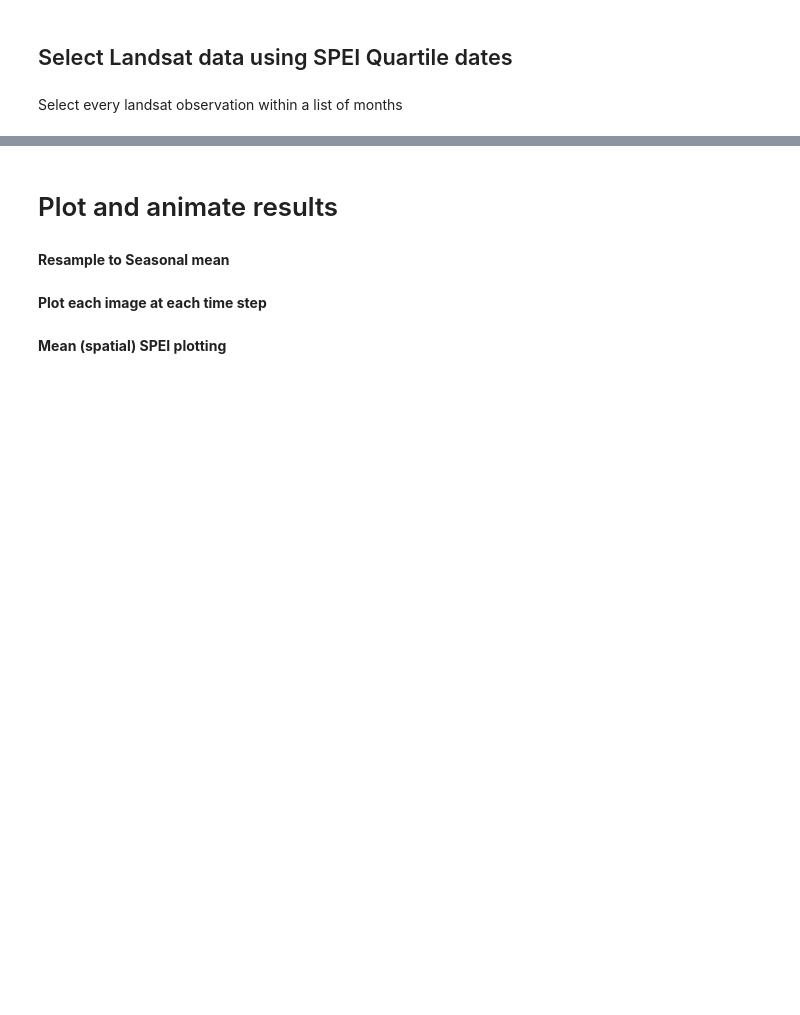
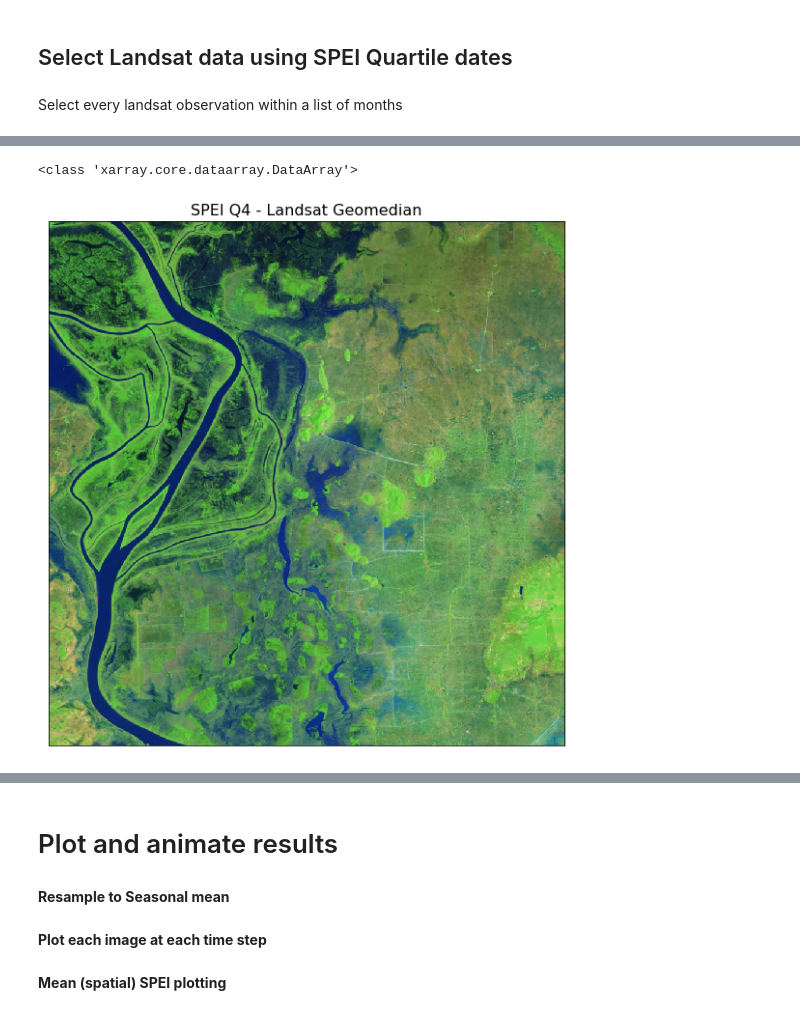
Before and after one commit to s-m-t-c/cambodia_cube, a Jupyter notebook: SPEI - Cambodia.ipynb, the cells around one changed output, grey strips where cells are left out. Drawn from its saved outputs; the diff is of its cells as text; code cells hidden in the pictures; blank space fills up the shorter version.

```diff
--- a/SPEI - Cambodia.ipynb
+++ b/SPEI - Cambodia.ipynb
@@ -1290,8 +1195,8 @@ for index, ds in nbar_clean.groupby(months):
         spei_nbar_q3.append(ds)
     if index in spei_q4.time.values.astype('datetime64[M]'):
         spei_nbar_q4.append(ds)
+
+spei_nbar_q1 = xr.concat(spei_nbar_q1, dim = 'time')
+spei_nbar_q2 = xr.concat(spei_nbar_q2, dim = 'time')
+spei_nbar_q3 = xr.concat(spei_nbar_q3, dim = 'time')
+spei_nbar_q4 = xr.concat(spei_nbar_q4, dim = 'time')
-# %%
-spei_nbar_q1 = xr.merge(spei_nbar_q1)
-spei_nbar_q2 = xr.merge(spei_nbar_q2)
-spei_nbar_q3 = xr.merge(spei_nbar_q3)
-spei_nbar_q4 = xr.merge(spei_nbar_q4)
@@ -1328,5 +1245,7 @@ def three_band_image(ds, bands,title,figsize = [10,10]):
     scaled = (clipped_visible / max_val)
 
     fig = plt.figure(figsize = figsize)
+    plt.xticks([])
+    plt.yticks([])
     plt.title(title, fontsize=16)
     plt.imshow(scaled)
@@ -1344,3 +1252,9 @@ three_band_image(spei_nbar_q4_geomedian,['red','nir', 'green'], title = 'bleh')
+# %%
+spei_q4_fig = three_band_image(spei_nbar_q4_geomedian,['swir1','nir', 'green'], title = 'SPEI Q4 - Landsat Geomedian')
+plt.savefig("/g/data/u46/users/sc0554/spei_geomedians/speiq4_swir_nir_green.png")
+# %% [output]
+<class 'xarray.core.dataarray.DataArray'>
+[figure, added]
 # %%
 fig, axes = plt.subplots(1,4, figsize = (10,10))
 axes[0].three_band_image(spei_nbar_q1_geomedian,['red','nir', 'green'], title = 'bleh')
```
Also changed, not shown: parts of 43 cells of this notebook, 2 other files.
